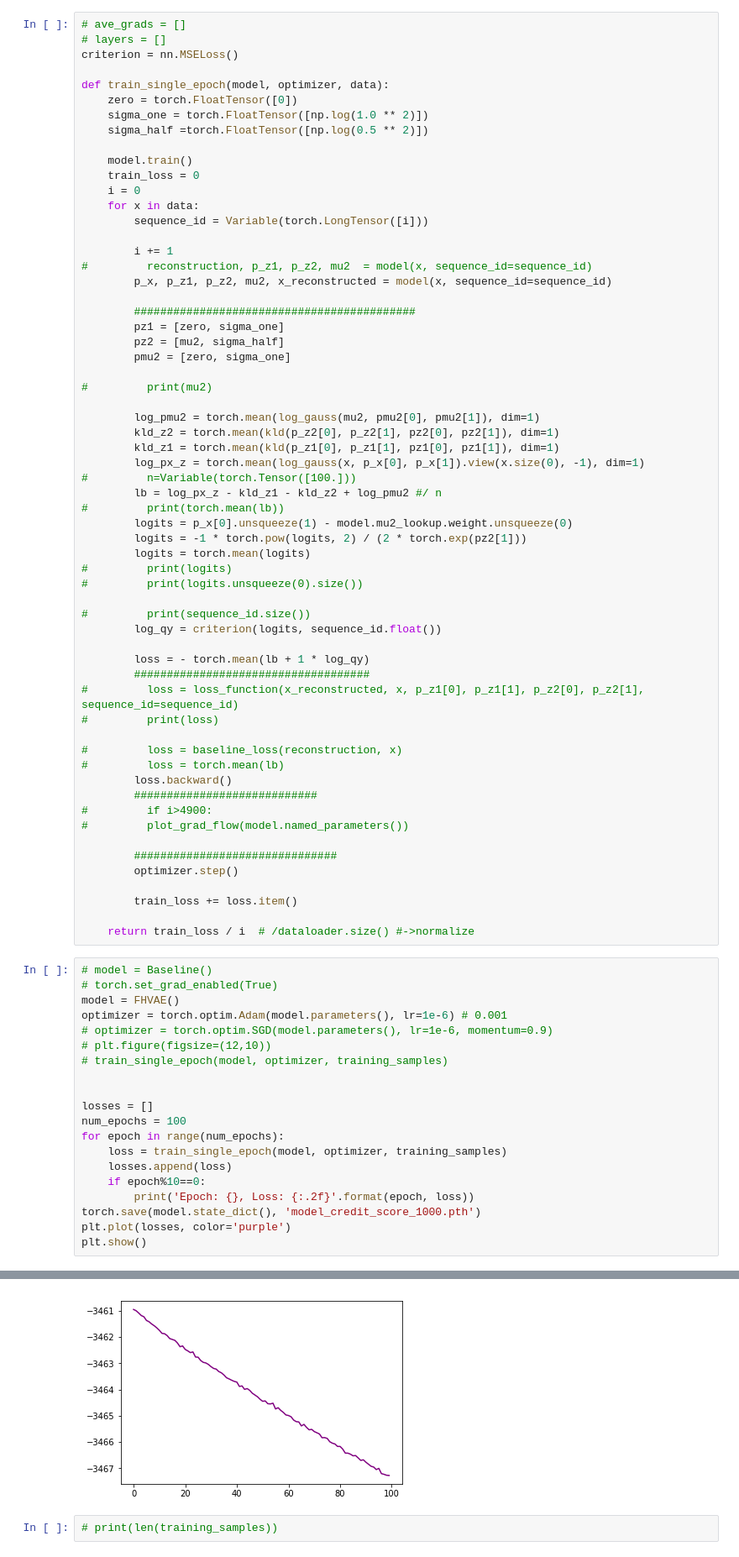
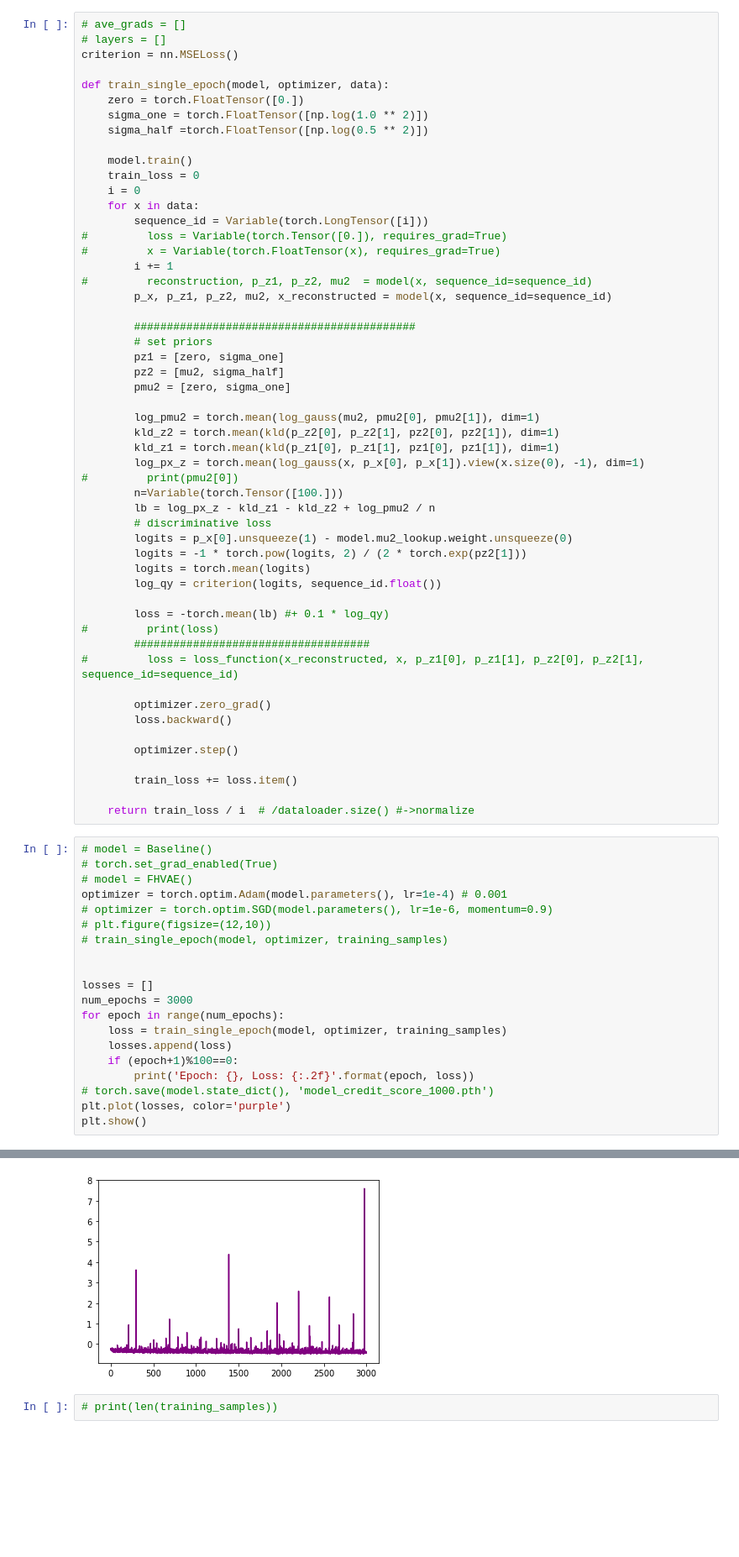
Before and after one commit to stefanwezel/SequentialVAE, a Jupyter notebook: example/disentangle_sequence.ipynb, the cells around one changed output, grey strips where cells are left out. Shown: that part at 84% size. Cells and saved outputs as stored; diff of their text form; blank space fills up the shorter version.

Commit message:
fhvae updated

```diff
--- a/example/disentangle_sequence.ipynb
+++ b/example/disentangle_sequence.ipynb
@@ -284,7 +274,7 @@ def kld(p_mu, p_logvar, q_mu, q_logvar):
 criterion = nn.MSELoss()
 
 def train_single_epoch(model, optimizer, data):
-    zero = torch.FloatTensor([0])
+    zero = torch.FloatTensor([0.])
     sigma_one = torch.FloatTensor([np.log(1.0 ** 2)])
     sigma_half =torch.FloatTensor([np.log(0.5 ** 2)])
 
@@ -293,47 +283,39 @@ def train_single_epoch(model, optimizer, data):
     i = 0
     for x in data:
         sequence_id = Variable(torch.LongTensor([i]))
-
+#         loss = Variable(torch.Tensor([0.]), requires_grad=True)
+#         x = Variable(torch.FloatTensor(x), requires_grad=True)
         i += 1
 #         reconstruction, p_z1, p_z2, mu2  = model(x, sequence_id=sequence_id)
         p_x, p_z1, p_z2, mu2, x_reconstructed = model(x, sequence_id=sequence_id)
 
         ###########################################
+        # set priors
         pz1 = [zero, sigma_one]
         pz2 = [mu2, sigma_half]
         pmu2 = [zero, sigma_one]
-
-#         print(mu2)
 
         log_pmu2 = torch.mean(log_gauss(mu2, pmu2[0], pmu2[1]), dim=1)
         kld_z2 = torch.mean(kld(p_z2[0], p_z2[1], pz2[0], pz2[1]), dim=1)
         kld_z1 = torch.mean(kld(p_z1[0], p_z1[1], pz1[0], pz1[1]), dim=1)
         log_px_z = torch.mean(log_gauss(x, p_x[0], p_x[1]).view(x.size(0), -1), dim=1)
-#         n=Variable(torch.Tensor([100.]))
-        lb = log_px_z - kld_z1 - kld_z2 + log_pmu2 #/ n
-#         print(torch.mean(lb))
+#         print(pmu2[0])
+        n=Variable(torch.Tensor([100.]))
+        lb = log_px_z - kld_z1 - kld_z2 + log_pmu2 / n
+        # discriminative loss
         logits = p_x[0].unsqueeze(1) - model.mu2_lookup.weight.unsqueeze(0)
         logits = -1 * torch.pow(logits, 2) / (2 * torch.exp(pz2[1]))
         logits = torch.mean(logits)
-#         print(logits)
-#         print(logits.unsqueeze(0).size())
-
-#         print(sequence_id.size())
         log_qy = criterion(logits, sequence_id.float())
 
-        loss = - torch.mean(lb + 1 * log_qy)
+        loss = -torch.mean(lb) #+ 0.1 * log_qy)
+#         print(loss)
         ####################################
 #         loss = loss_function(x_reconstructed, x, p_z1[0], p_z1[1], p_z2[0], p_z2[1], sequence_id=sequence_id)
-#         print(loss)
 
-#         loss = baseline_loss(reconstruction, x)
-#         loss = torch.mean(lb)
+        optimizer.zero_grad()
         loss.backward()
-        ############################
-#         if i>4900:
-#         plot_grad_flow(model.named_parameters())
 
-        ###############################
         optimizer.step()
 
         train_loss += loss.item()
@@ -342,21 +324,21 @@ def train_single_epoch(model, optimizer, data):
 # %%
 # model = Baseline()
 # torch.set_grad_enabled(True)
-model = FHVAE()
-optimizer = torch.optim.Adam(model.parameters(), lr=1e-6) # 0.001
+# model = FHVAE()
+optimizer = torch.optim.Adam(model.parameters(), lr=1e-4) # 0.001
 # optimizer = torch.optim.SGD(model.parameters(), lr=1e-6, momentum=0.9)
 # plt.figure(figsize=(12,10))
 # train_single_epoch(model, optimizer, training_samples)
 
 
 losses = []
-num_epochs = 100
+num_epochs = 3000
 for epoch in range(num_epochs):
     loss = train_single_epoch(model, optimizer, training_samples)
     losses.append(loss)
-    if epoch%10==0:
+    if (epoch+1)%100==0:
         print('Epoch: {}, Loss: {:.2f}'.format(epoch, loss))
-torch.save(model.state_dict(), 'model_credit_score_1000.pth')
+# torch.save(model.state_dict(), 'model_credit_score_1000.pth')
 plt.plot(losses, color='purple')
 plt.show()
 # %% [output]
@@ -373,4 +362,4 @@ Epoch: 90, Loss: -3466.77
-[figure, old version]
+[figure, new version]
 # %%
 # print(len(training_samples))
 # %%
```
Also changed, not shown: parts of 7 cells of this notebook.
